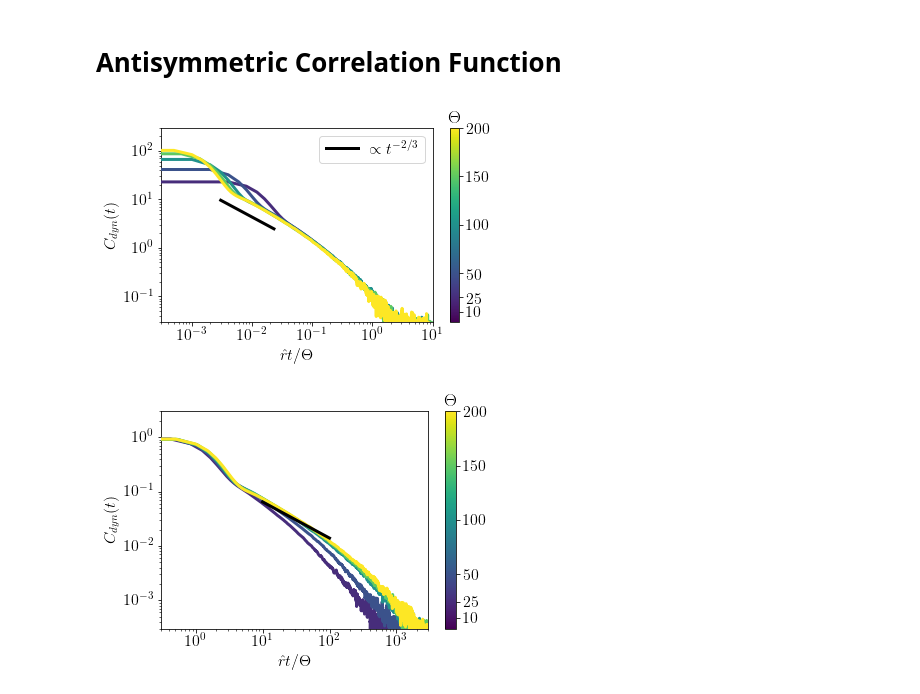
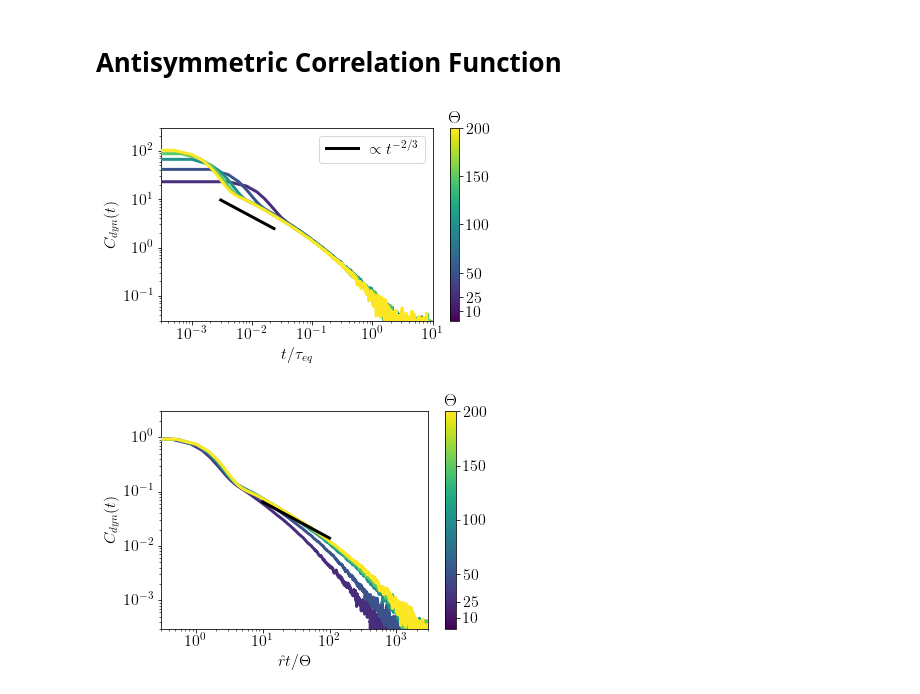
Before and after one commit to eco-theory/Island-eco-figures, a Jupyter notebook: Figure_plotting_2019_02.ipynb, the cells around one changed output. Drawn from its saved outputs; the diff is of its cells as text; code cells hidden in the pictures.

```diff
--- a/Figure_plotting_2019_02.ipynb
+++ b/Figure_plotting_2019_02.ipynb
@@ -586,36 +587,36 @@ for T_ind in [1,2,3,4,5]:
 
 
 xvec = np.arange(.003,.03,.01)
 yvec = .2*xvec**(-2/3)
 yvec2 = 1.1*xvec**(-1/2)
 plt.plot(xvec,yvec,'k',linewidth=3,zorder=300,label=r'$\propto t^{-2/3}$')
 # plt.plot(xvec,yvec2,linewidth=3,zorder=300,label=r'$\propto t^{-1/2}$')
 
 # xvec = np.arange(.3,3,.01)
 # yvec = .13*xvec**(-1)
 # yvec2 = .1*xvec**(-5/4)
 # plt.plot(xvec,yvec,linewidth=3,zorder=300,label=r'$\propto t^{-1}$')
 # plt.plot(xvec,yvec2,linewidth=3,zorder=300)
 
 TK_ratio_list = [3,1,.3,.1]
 cbar = plt.colorbar(scalarMap,ticks=T_list)
 cbar.ax.set_title(r'$\Theta$')
 
 # plt.grid(which='both')
 plt.xlim((.0003,10))
-plt.xlabel(r'$\hat{r}t/\Theta$')
+plt.xlabel(r'$t/\tau_{eq}$')
 plt.ylabel(r'$C_{dyn}(t)$')
 plt.ylim((.03,300))
 plt.yscale('log')
 plt.xscale('log')
 # plt.title('Without Constant Piece')
 
 plt.legend()
 
 plt.tight_layout()
-# plt.savefig('figures/dist_corr2_anti2_corrfunct_long_time2_power_law2.pdf')
+plt.savefig('figures/correlation_function_no_insert.pdf')
 # %% [output]
-[figure, old version]
+[figure, new version]
 # %%
 data = np.load('dist_corr2_anti2_collected_subsample.npz')
 autocorr_mean_list = data['autocorr_mean_list']
```
Also changed, not shown: parts of 11 cells of this notebook, 4 other files.
